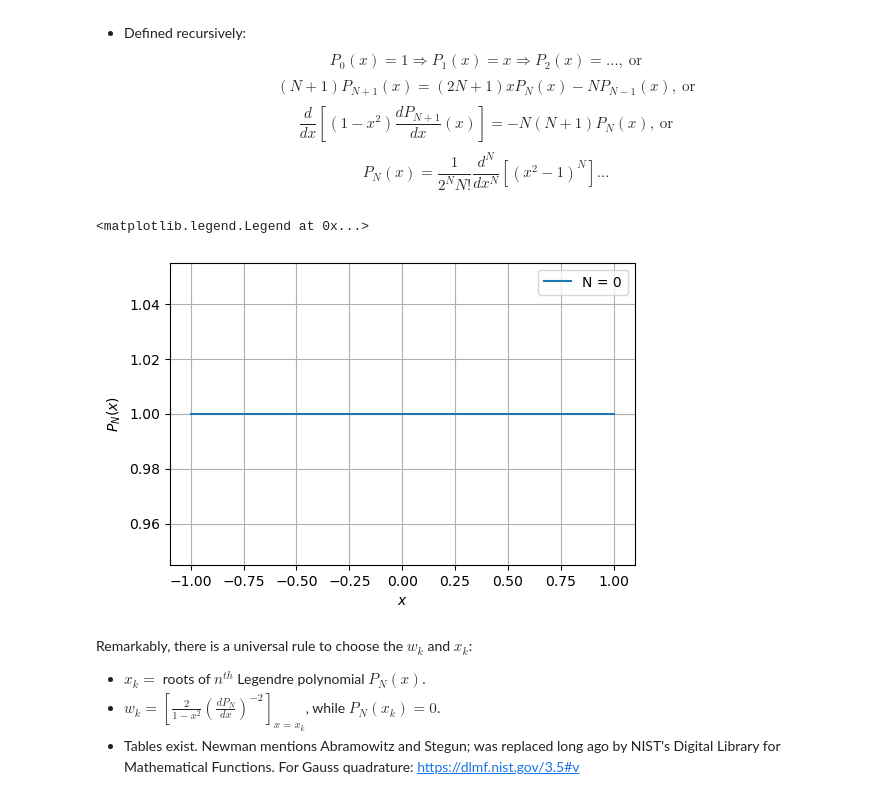
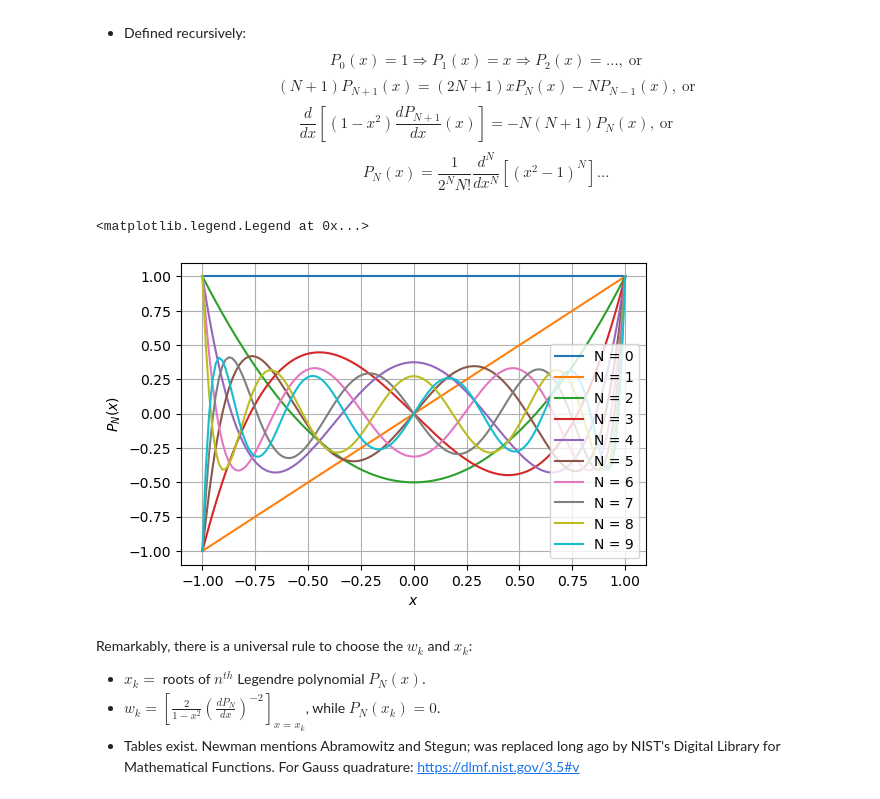
Before and after one commit to PHY407-UofT/lectures-2021, a Jupyter notebook: Lecture03/L03-GaussianQuad-NumericalDiff.ipynb, the cells around one changed output. Drawn from its saved outputs; the diff is of its cells as text; code cells hidden in the pictures.

```diff
--- a/Lecture03/L03-GaussianQuad-NumericalDiff.ipynb
+++ b/Lecture03/L03-GaussianQuad-NumericalDiff.ipynb
@@ -103,19 +103,19 @@ Legendre polynomials: cool set of functions.
 # %%
 from scipy.special import legendre
 from matplotlib.pyplot import plot, grid, xlabel, ylabel, figure, legend
 from numpy import linspace
 
 x = linspace(-1, 1, 128)
 figure(dpi=100)
-for N in range(1):
+for N in range(10):
     plot(x, legendre(N)(x), label='N = {}'.format(N))
 grid()
 xlabel("$x$")
 ylabel("$P_N(x)$")
 legend()
 # %% [output]
 <matplotlib.legend.Legend at 0x...>
-[figure, old version]
+[figure, new version]
 # %% [markdown]
 Remarkably, there is a universal rule to choose the $w_k$ and $x_k$:
 * $x_k = $ roots of $n^{th}$ Legendre polynomial $P_N(x)$.
```
Also changed, not shown: parts of 14 cells of this notebook.
